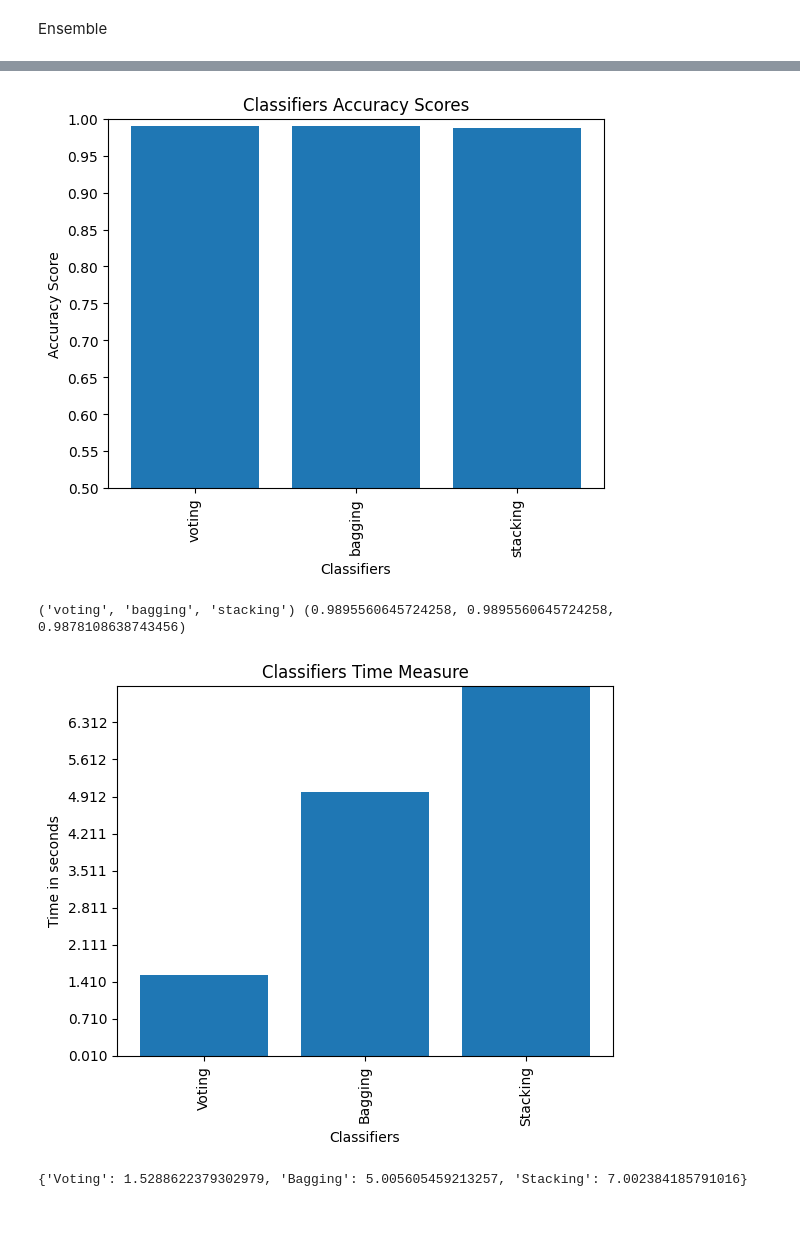
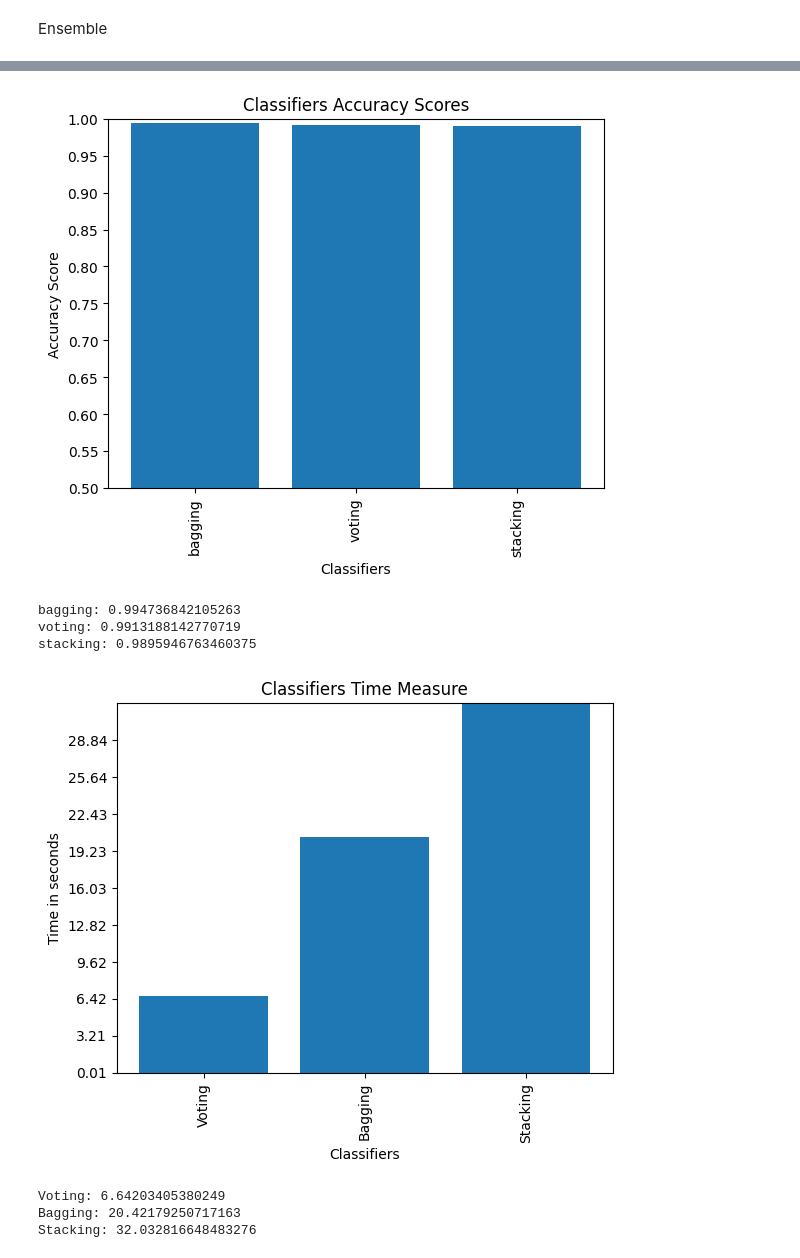
Before and after one commit to Szymqn/GlioClass, a Jupyter notebook: example_model.ipynb, the cells around one changed output, grey strips where cells are left out. Cells and saved outputs as stored; diff of their text form; code cells hidden in the pictures; blank space fills up the shorter version.

```diff
--- a/example_model.ipynb
+++ b/example_model.ipynb
@@ -72,6 +217,6 @@ Ensemble
 # %%
-ens1 = ensemble.Ensemble(X, y, features=lasso_features, ensemble=['all'], classifiers=['adaboost', 'random_forest', 'xgb'], cross_validation='stratified_k_fold', fold=3)
+ens_lasso = ensemble.Ensemble(X, y, features=lasso_features, ensemble=['all'], classifiers=['adaboost', 'random_forest', 'xgb'], cross_validation='stratified_k_fold', fold=10)
 # %%
-pm2 = performanceMetrics.PerformanceMetrics(ens1)
-pm2.all_metrics()
+pm_ens_lasso = performanceMetrics.PerformanceMetrics(ens_lasso)
+pm_ens_lasso.all_metrics()
 # %% [output]
@@ -83,10 +224,14 @@ pm2.all_metrics()
 # %%
-pm2.plot_classifier_acc()
+pm_ens_lasso.plot_classifier_acc()
 # %% [output]
-[figure, old version]
+[figure, new version]
-('voting', 'bagging', 'stacking') (0.9895560645724258, 0.9895560645724258, 0.9878108638743456)
+bagging: 0.994736842105263
+voting: 0.9913188142770719
+stacking: 0.9895946763460375
 # %%
-pm2.plot_classifier_time()
+pm_ens_lasso.plot_classifier_time()
 # %% [output]
-[figure, old version]
+[figure, new version]
-{'Voting': 1.5288622379302979, 'Bagging': 5.005605459213257, 'Stacking': 7.002384185791016}
+Voting: 6.64203405380249
+Bagging: 20.42179250717163
+Stacking: 32.032816648483276
```
Also changed, not shown: parts of 50 cells of this notebook.
